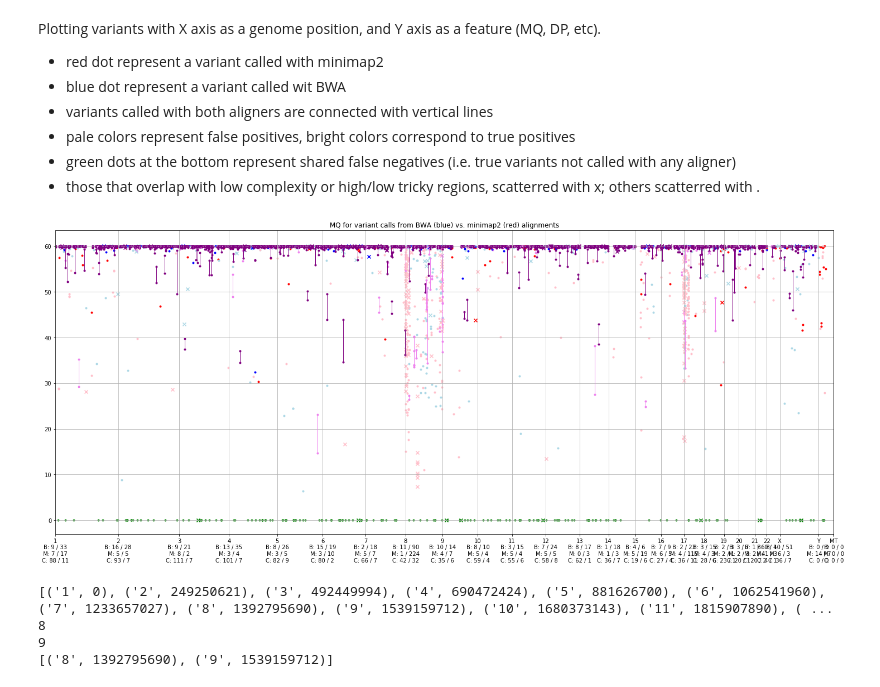
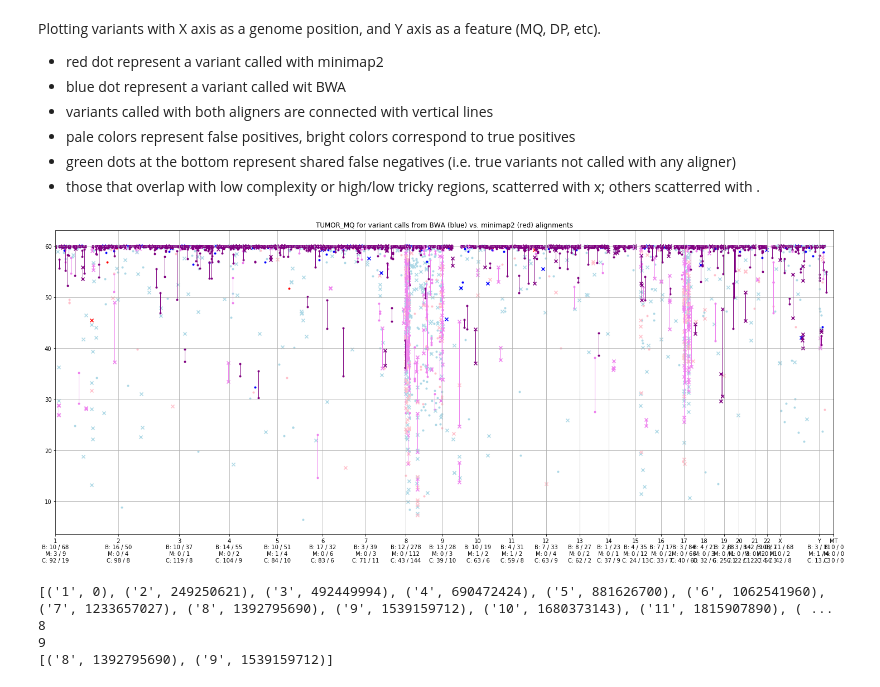
Before and after one commit to umccr/umccrise, a Jupyter notebook: analysis/minimap2/Minimap2_explore.ipynb, the cells around one changed output. Drawn from its saved outputs; the diff is of its cells as text; code cells hidden in the pictures.

```diff
--- a/analysis/minimap2/Minimap2_explore.ipynb
+++ b/analysis/minimap2/Minimap2_explore.ipynb
@@ -512,22 +486,24 @@ Plotting variants with X axis as a genome position, and Y axis as a feature (MQ,
 - green dots at the bottom represent shared false negatives (i.e. true variants not called with any aligner)
 - those that overlap with low complexity or high/low tricky regions, scatterred with x; others scatterred with .
 # %%
-df, ax = plot('strelka2', 'mq')
+plot('strelka2', 'TUMOR_MQ')
+#plot('strelka2', 'NORMAL_MQ')
+pass
 
 # Annotate dots with gene names:
 # for _, r in df[df[f'bwa_mq'] < 20][df[f'bwa_mq'] > 0].iterrows():
 #     ax.annotate(r['pos'], xy=(r['x'], r[f'bwa_mq']))
 # for _, r in df[df[f'mm2_mq'] < 20][df[f'mm2_mq'] > 0].iterrows():
 #     ax.annotate(r['pos'], xy=(r['x'], r[f'mm2_mq']))
 
 # Observations:
 # - Chromosome 8: many bwa and minimap FP, but only few are shared.
 #
 # TODO:
 # - ROC and other validatiopn stats based on MQ
 # - Figure out high depth regions
 # %% [output]
-[figure, old version]
+[figure, new version]
 # %%
 df, ax = plot('strelka2', 'dp', chrom=8, max_y=500)
 # %% [output]
```
Also changed, not shown: parts of 5 cells of this notebook.
